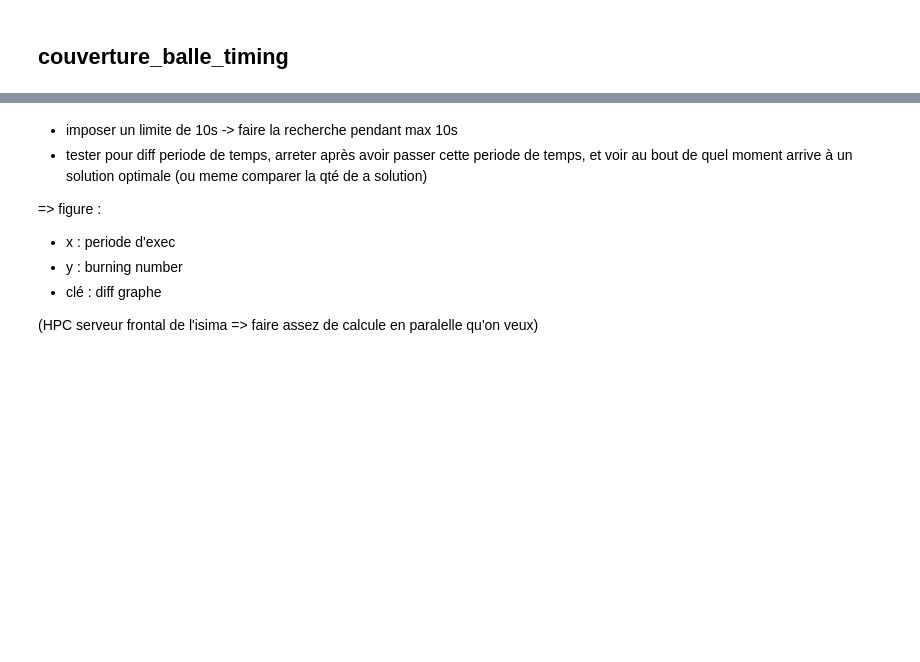
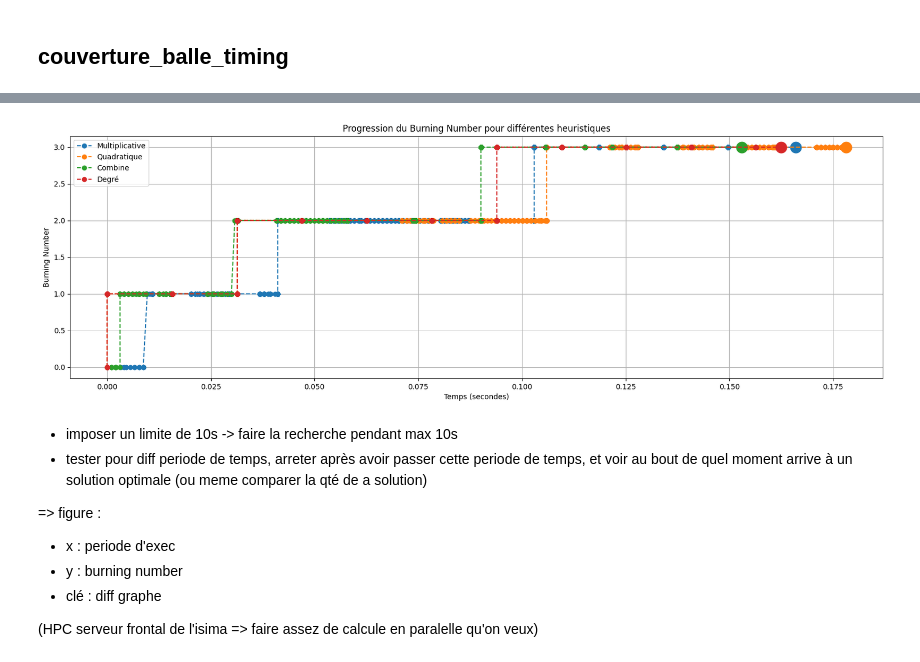
Before and after one commit to OussamaLay/Graph_Burning_Problem, a Jupyter notebook: algo_recherche.ipynb, the cells around one changed output, grey strips where cells are left out. Saved outputs shown, nothing was run; the diff lists cells and outputs as text; code cells hidden in the pictures; blank space fills up the shorter version.

```diff
--- a/algo_recherche.ipynb
+++ b/algo_recherche.ipynb
@@ -844,3 +983,8 @@ plot_multiple_burning_progress(
+# %%
+chaine = generate_chain_graph(16)
+comparaison_heuristiques(chaine)
+# %% [output]
+[figure, added]
 # %%
 def plot_burning_progress_adatpted(burning_progress):
     """
```
Also changed, not shown: parts of 39 cells of this notebook, 1 other file.
